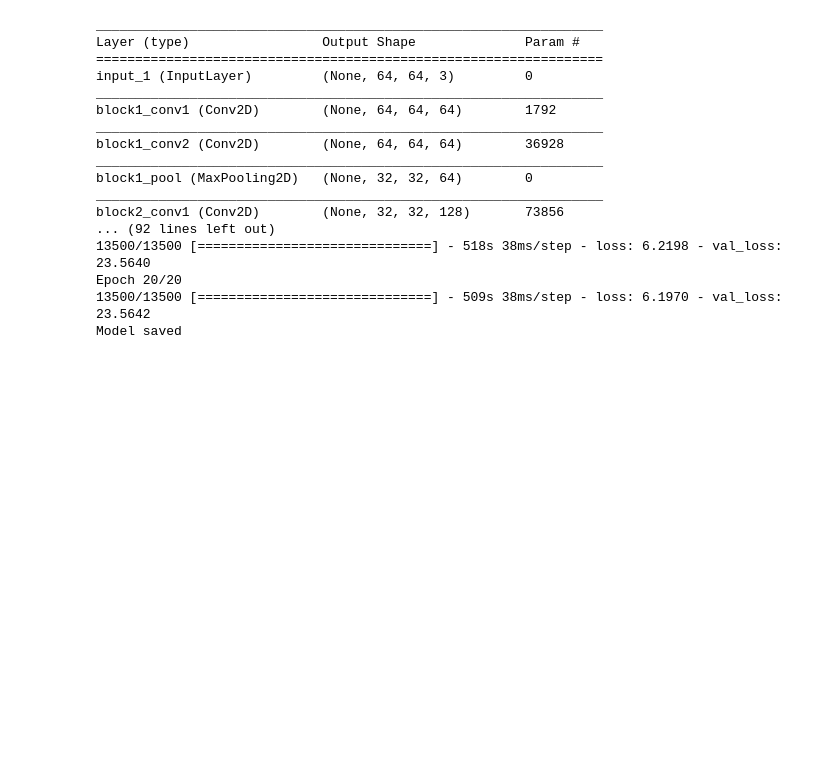
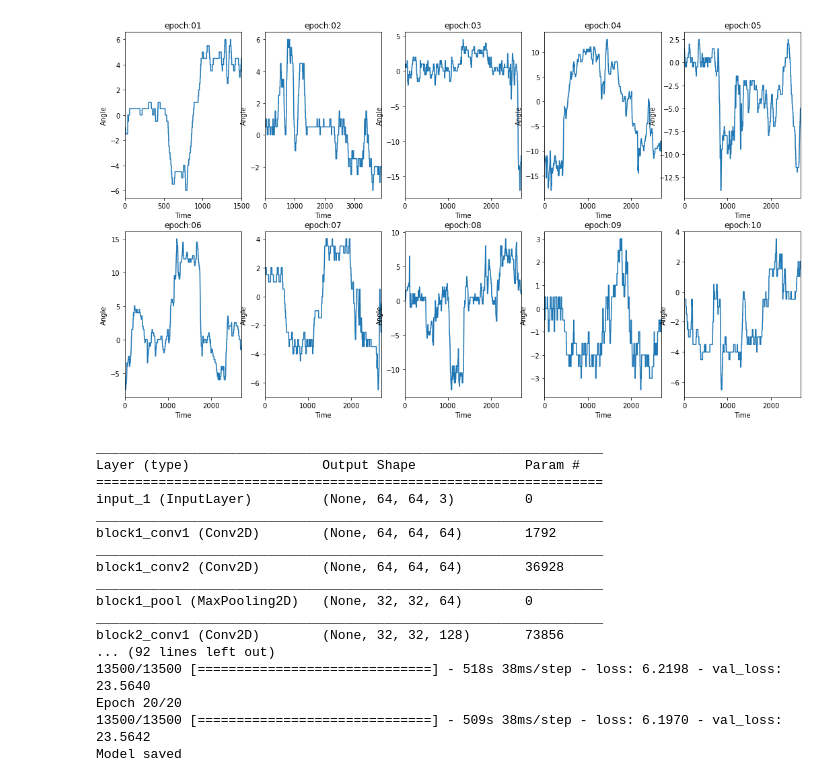
Before and after one commit to meizeidexzh/machinelearning-1, a Jupyter notebook: deep_tesla/deeptesla.ipynb, the cells around one changed output. Cells and saved outputs as stored; diff of their text form; code cells hidden in the pictures; blank space fills up the shorter version.

```diff
--- a/deep_tesla/deeptesla.ipynb
+++ b/deep_tesla/deeptesla.ipynb
@@ -81,3 +110,20 @@ Shape:x = (10, 64, 64, 3) y = (10, 1)
+# %%
+#标注数据可视化展示
+import pandas as pd
+plt.figure(figsize=(18, 10))
+plt.axis('off')
+for i in ['01','02','03','04','05','06','07','08','09','10']:
+    label = utils.get_human_steering(i)
+    var = pd.Series(label)
+    plt.subplot(2,5,int(i))
+    plt.title('epoch:'+str(i))
+    plt.xlabel('Time')
+    plt.ylabel('Angle')
+    var.plot(kind='line')
+
+plt.show()
+# %% [output]
+[figure, added]
 # %%
 #生成器
 def train_generator(img_path,epochs):
```
Also changed, not shown: parts of 6 cells of this notebook, 2 other files.
